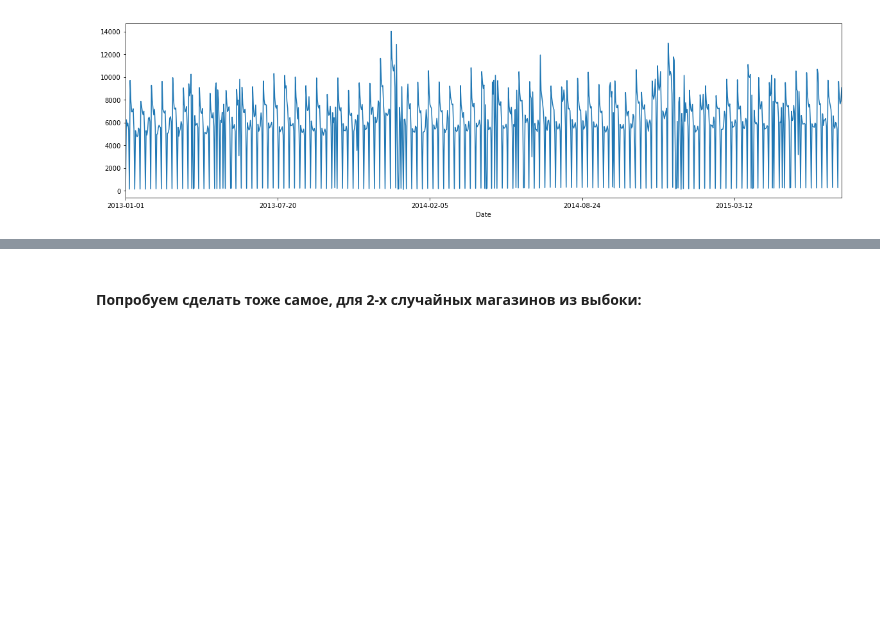
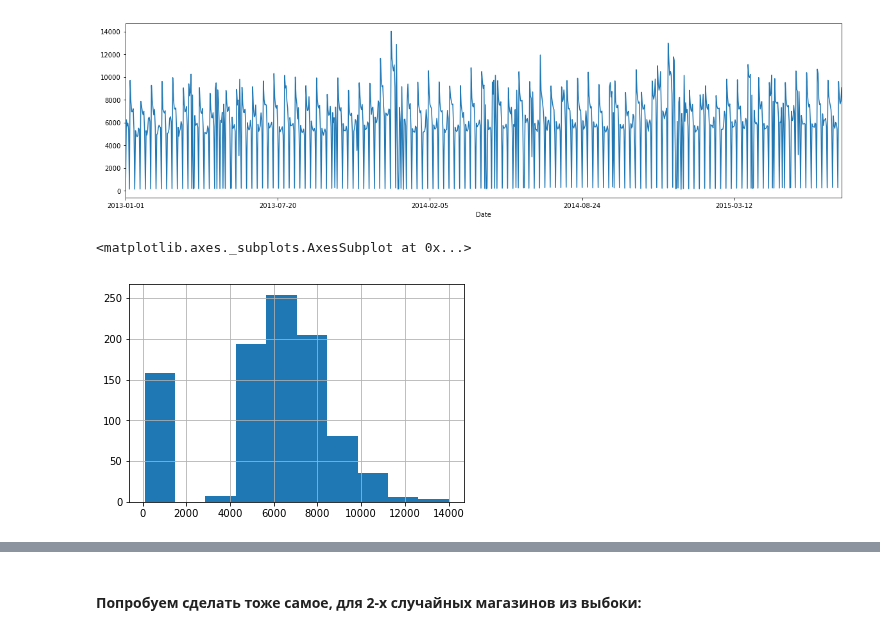
Before and after one commit to AndrewLrrr/otus-big-data, a Jupyter notebook: hw11/homework.ipynb, the cells around one changed output, grey strips where cells are left out. Cells and saved outputs as stored; diff of their text form; code cells hidden in the pictures; blank space fills up the shorter version.

```diff
--- a/hw11/homework.ipynb
+++ b/hw11/homework.ipynb
@@ -68,3 +141,8 @@ train_df.groupby(['Date'])['Sales'].mean().plot(figsize=(20, 5))
 # %% [output]
 <matplotlib.axes._subplots.AxesSubplot at 0x...>
 [figure]
+# %%
+train_df.groupby(['Date'])['Sales'].mean().hist()
+# %% [output]
+<matplotlib.axes._subplots.AxesSubplot at 0x...>
+[figure, added]
```
Also changed, not shown: parts of 20 cells of this notebook.
